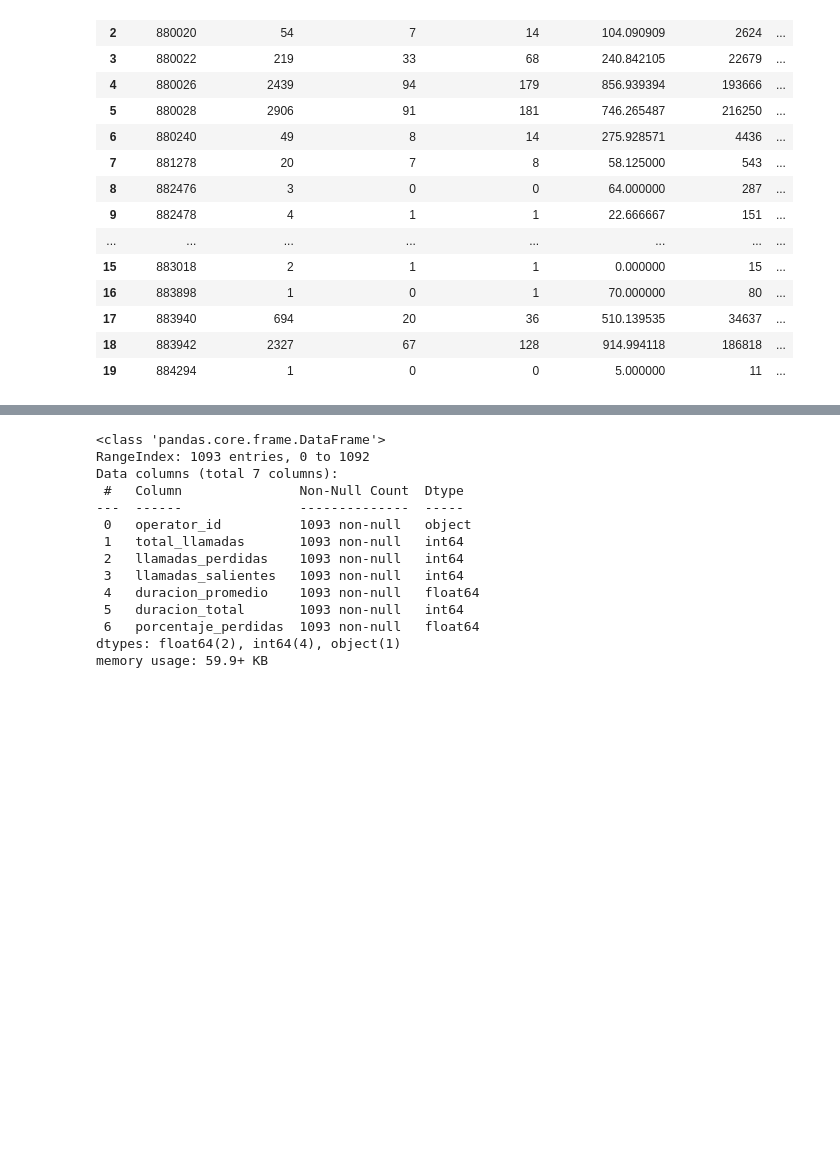
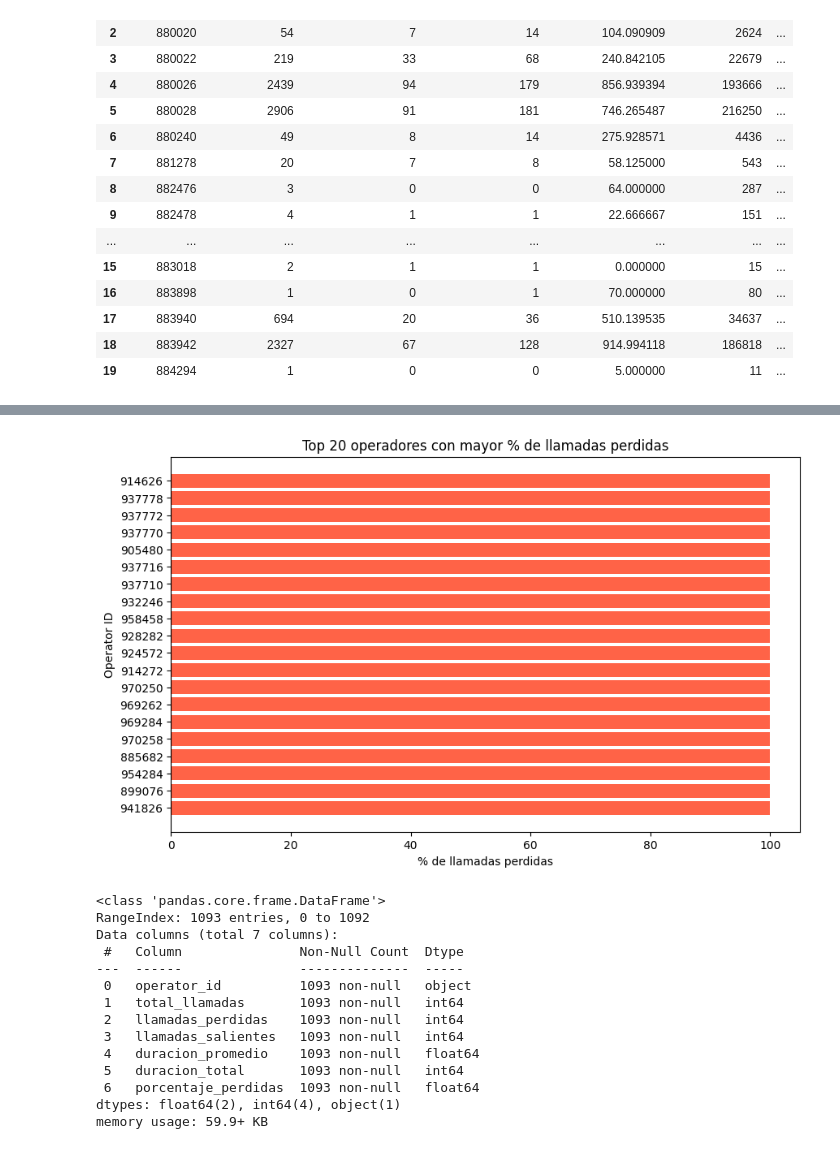
Before and after one commit to fttm-mdz/proyecto_final, a Jupyter notebook: notebooks/EDA_inicial.ipynb, the cells around one changed output, grey strips where cells are left out. Cells and saved outputs as stored; diff of their text form; code cells hidden in the pictures; blank space fills up the shorter version.

```diff
--- a/notebooks/EDA_inicial.ipynb
+++ b/notebooks/EDA_inicial.ipynb
@@ -336,3 +363,21 @@ resumen_operadores.head(20)
+# %%
+resumen_operadores["porcentaje_perdidas"] = (
+    resumen_operadores["llamadas_perdidas"] / resumen_operadores["total_llamadas"] * 100
+)
+
+top_perdedores = resumen_operadores.sort_values("porcentaje_perdidas", ascending=False).head(20)
+
+import matplotlib.pyplot as plt
+
+plt.figure(figsize=(10,6))
+plt.barh(top_perdedores["operator_id"].astype(str), top_perdedores["porcentaje_perdidas"], color="tomato")
+plt.xlabel("% de llamadas perdidas")
+plt.ylabel("Operator ID")
+plt.title("Top 20 operadores con mayor % de llamadas perdidas")
+plt.gca().invert_yaxis()
+plt.show()
+# %% [output]
+[figure, added]
 # %%
 resumen_operadores.info()
 # %% [output]
```
Also changed, not shown: parts of 5 cells of this notebook.
